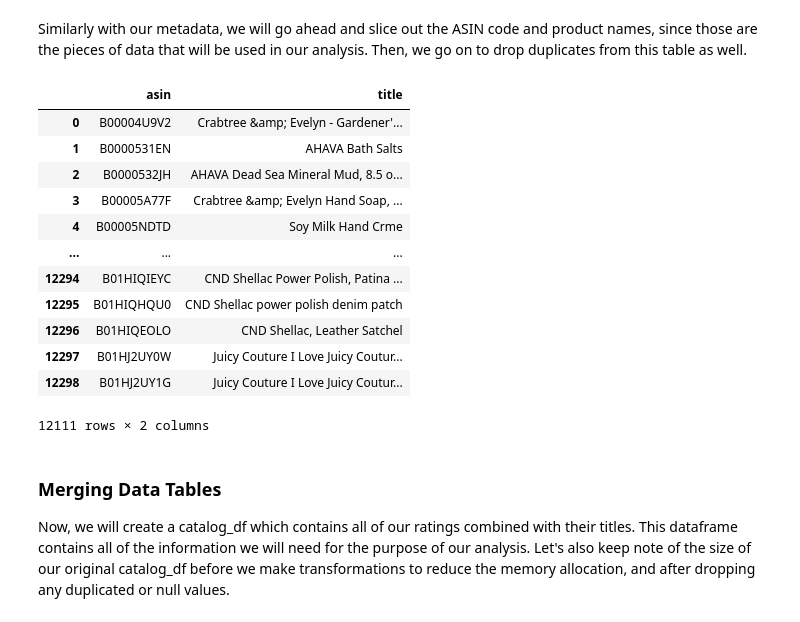
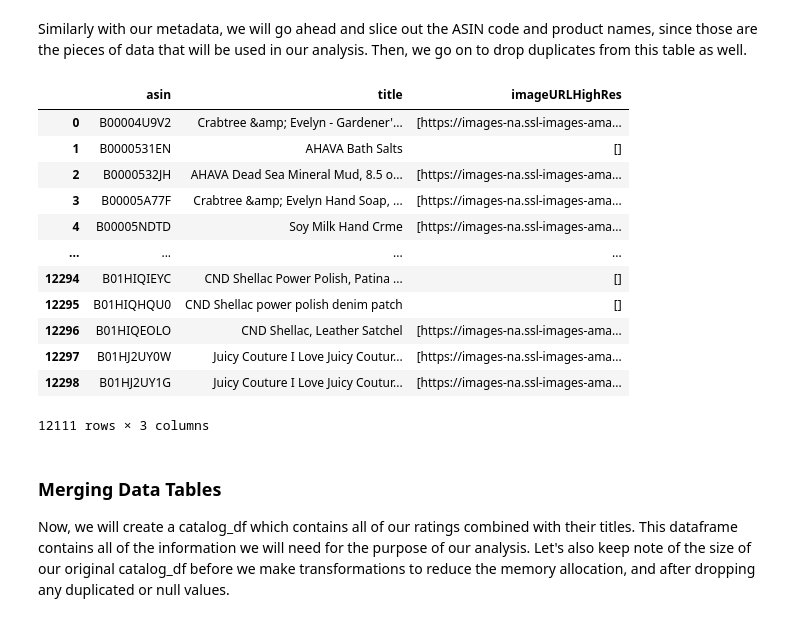
Before and after one commit to ds-leehanjin/amazon-recommender-system, a Jupyter notebook: notebook.ipynb, the cells around one changed output. Saved outputs shown, nothing was run; the diff lists cells and outputs as text; code cells hidden in the pictures.

```diff
--- a/notebook.ipynb
+++ b/notebook.ipynb
@@ -142,25 +144,25 @@ Dataframe memory usage: 82.72 MB.
 Similarly with our metadata, we will go ahead and slice out the ASIN code and product names, since those are the pieces of data that will be used in our analysis. Then, we go on to drop duplicates from this table as well.
 # %%
 # Slice asin and title columns from metadata table
-meta_df = meta_df[['asin','title']]
+meta_df = meta_df[['asin','title', 'imageURLHighRes']]
 # %%
 # Drop duplicates from metadata table
-meta_df.drop_duplicates(inplace=True)
+meta_df.drop_duplicates(['asin', 'title'], inplace=True)
 meta_df
 # %% [output]
-|  | asin | title |
-| 0 | B00004U9V2 | Crabtree &amp; Evelyn - Gardener'... |
-| 1 | B0000531EN | AHAVA Bath Salts |
-| 2 | B0000532JH | AHAVA Dead Sea Mineral Mud, 8.5 o... |
-| 3 | B00005A77F | Crabtree &amp; Evelyn Hand Soap, ... |
-| 4 | B00005NDTD | Soy Milk Hand Crme |
-| ... | ... | ... |
-| 12294 | B01HIQIEYC | CND Shellac Power Polish, Patina ... |
-| 12295 | B01HIQHQU0 | CND Shellac power polish denim patch |
-| 12296 | B01HIQEOLO | CND Shellac, Leather Satchel |
-| 12297 | B01HJ2UY0W | Juicy Couture I Love Juicy Coutur... |
-| 12298 | B01HJ2UY1G | Juicy Couture I Love Juicy Coutur... |
+|  | asin | title | imageURLHighRes |
+| 0 | B00004U9V2 | Crabtree &amp; Evelyn - Gardener'... | [https://images-na.ssl-images-ama... |
+| 1 | B0000531EN | AHAVA Bath Salts | [] |
+| 2 | B0000532JH | AHAVA Dead Sea Mineral Mud, 8.5 o... | [https://images-na.ssl-images-ama... |
+| 3 | B00005A77F | Crabtree &amp; Evelyn Hand Soap, ... | [https://images-na.ssl-images-ama... |
+| 4 | B00005NDTD | Soy Milk Hand Crme | [https://images-na.ssl-images-ama... |
+| ... | ... | ... | ... |
+| 12294 | B01HIQIEYC | CND Shellac Power Polish, Patina ... | [] |
+| 12295 | B01HIQHQU0 | CND Shellac power polish denim patch | [] |
+| 12296 | B01HIQEOLO | CND Shellac, Leather Satchel | [https://images-na.ssl-images-ama... |
+| 12297 | B01HJ2UY0W | Juicy Couture I Love Juicy Coutur... | [https://images-na.ssl-images-ama... |
+| 12298 | B01HJ2UY1G | Juicy Couture I Love Juicy Coutur... | [https://images-na.ssl-images-ama... |
-12111 rows × 2 columns
+12111 rows × 3 columns
 # %% [markdown]
 ### Merging Data Tables
 
```
Also changed, not shown: parts of 31 cells of this notebook.
